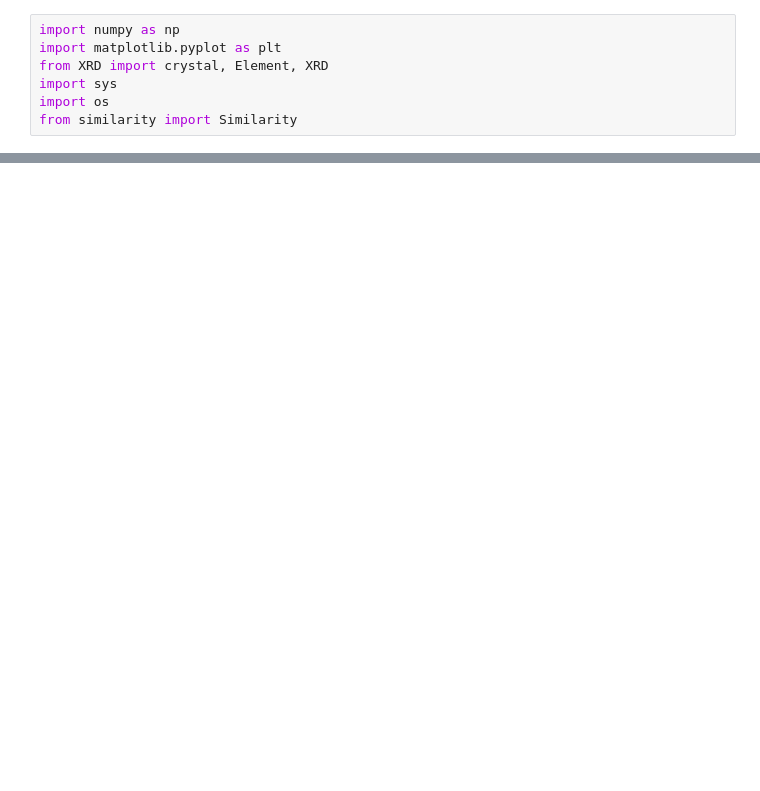
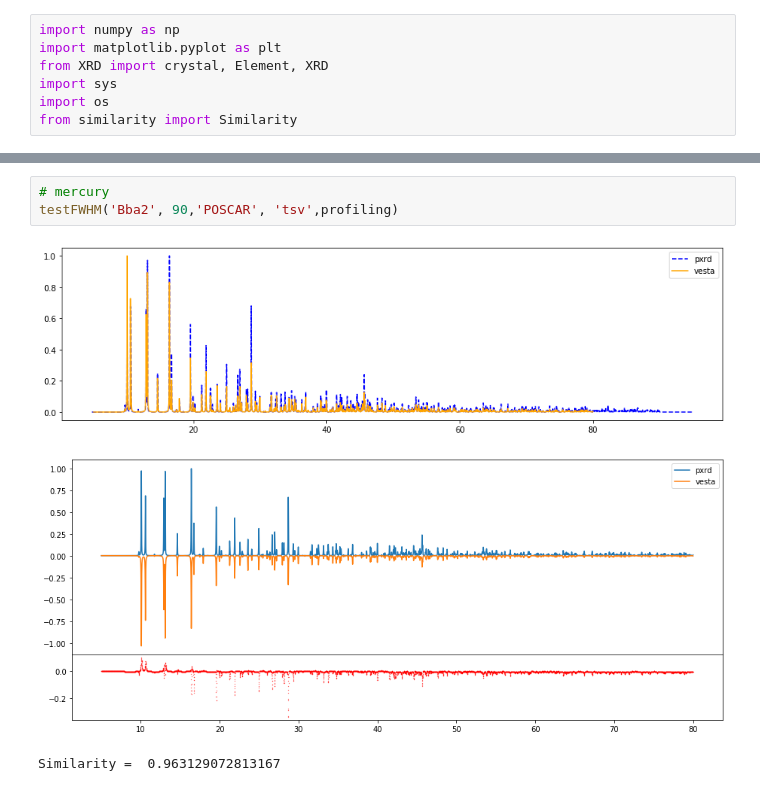
Before and after one commit to qzhu2017/XRD, a Jupyter notebook: FWHM-angle.ipynb, the cells around one changed output, grey strips where cells are left out. Cells and saved outputs as stored; diff of their text form; blank space fills up the shorter version.

```diff
--- a/FWHM-angle.ipynb
+++ b/FWHM-angle.ipynb
@@ -99,0 +51,7 @@ Similarity =  0.9748784009869111
+# %%
+# mercury
+testFWHM('Bba2', 90,'POSCAR', 'tsv',profiling)
+# %% [output]
+[figure, added]
+[figure, added]
+Similarity =  0.963129072813167
```
Also changed, not shown: parts of 26 cells of this notebook.
